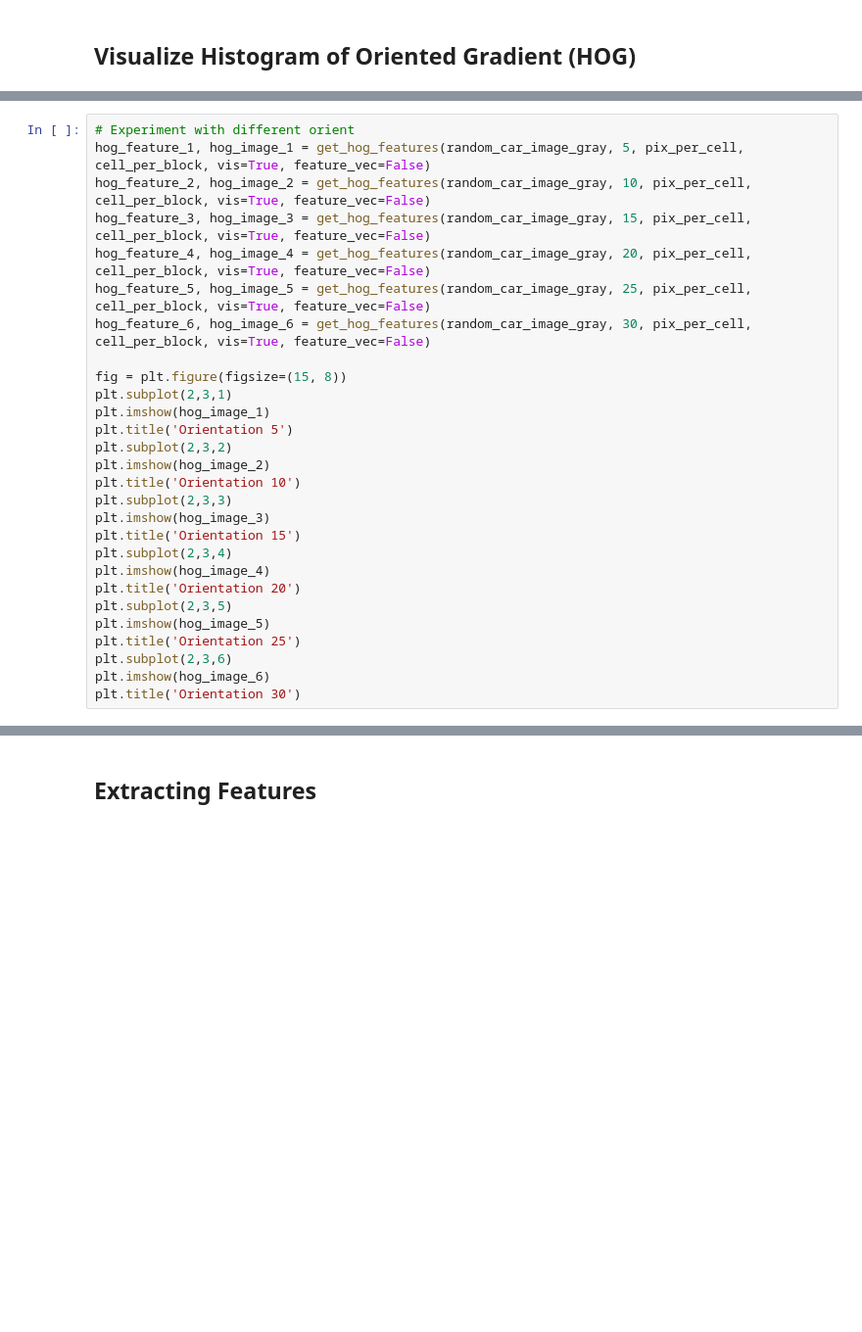
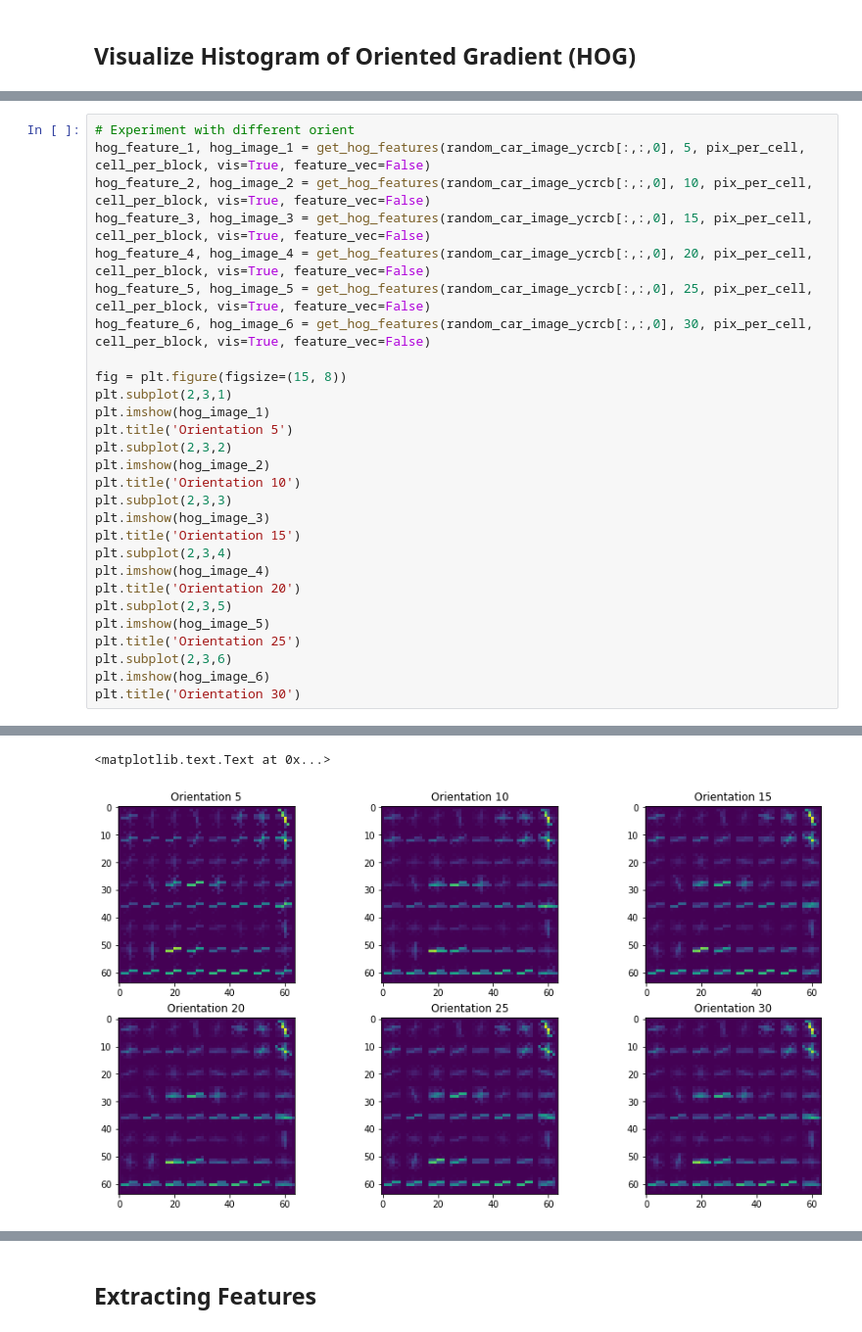
Before and after one commit to udacity-om/ud_self_driving_car_engineer, a Jupyter notebook: CarND-Vehicle-Detection/classifier.ipynb, the cells around one changed output, grey strips where cells are left out. Shown at 98% size. Drawn from its saved outputs; the diff is of its cells as text; blank space fills up the shorter version.

```diff
--- a/CarND-Vehicle-Detection/classifier.ipynb
+++ b/CarND-Vehicle-Detection/classifier.ipynb
@@ -131,11 +158,11 @@ plt.title('YCrCb_Y HOG')
 # %%
 # Experiment with different orient
-hog_feature_1, hog_image_1 = get_hog_features(random_car_image_gray, 5, pix_per_cell, cell_per_block, vis=True, feature_vec=False)
-hog_feature_2, hog_image_2 = get_hog_features(random_car_image_gray, 10, pix_per_cell, cell_per_block, vis=True, feature_vec=False)
-hog_feature_3, hog_image_3 = get_hog_features(random_car_image_gray, 15, pix_per_cell, cell_per_block, vis=True, feature_vec=False)
-hog_feature_4, hog_image_4 = get_hog_features(random_car_image_gray, 20, pix_per_cell, cell_per_block, vis=True, feature_vec=False)
-hog_feature_5, hog_image_5 = get_hog_features(random_car_image_gray, 25, pix_per_cell, cell_per_block, vis=True, feature_vec=False)
-hog_feature_6, hog_image_6 = get_hog_features(random_car_image_gray, 30, pix_per_cell, cell_per_block, vis=True, feature_vec=False)
+hog_feature_1, hog_image_1 = get_hog_features(random_car_image_ycrcb[:,:,0], 5, pix_per_cell, cell_per_block, vis=True, feature_vec=False)
+hog_feature_2, hog_image_2 = get_hog_features(random_car_image_ycrcb[:,:,0], 10, pix_per_cell, cell_per_block, vis=True, feature_vec=False)
+hog_feature_3, hog_image_3 = get_hog_features(random_car_image_ycrcb[:,:,0], 15, pix_per_cell, cell_per_block, vis=True, feature_vec=False)
+hog_feature_4, hog_image_4 = get_hog_features(random_car_image_ycrcb[:,:,0], 20, pix_per_cell, cell_per_block, vis=True, feature_vec=False)
+hog_feature_5, hog_image_5 = get_hog_features(random_car_image_ycrcb[:,:,0], 25, pix_per_cell, cell_per_block, vis=True, feature_vec=False)
+hog_feature_6, hog_image_6 = get_hog_features(random_car_image_ycrcb[:,:,0], 30, pix_per_cell, cell_per_block, vis=True, feature_vec=False)
 
 fig = plt.figure(figsize=(15, 8))
 plt.subplot(2,3,1)
@@ -156,3 +183,4 @@ plt.title('Orientation 25')
 plt.subplot(2,3,6)
 plt.imshow(hog_image_6)
 plt.title('Orientation 30')
+# %% [output]
@@ -159 +189,3 @@ plt.title('Orientation 30')
+<matplotlib.text.Text at 0x...>
+[figure, added]
 # %%
```
Also changed, not shown: parts of 12 cells of this notebook, 2 other files.
